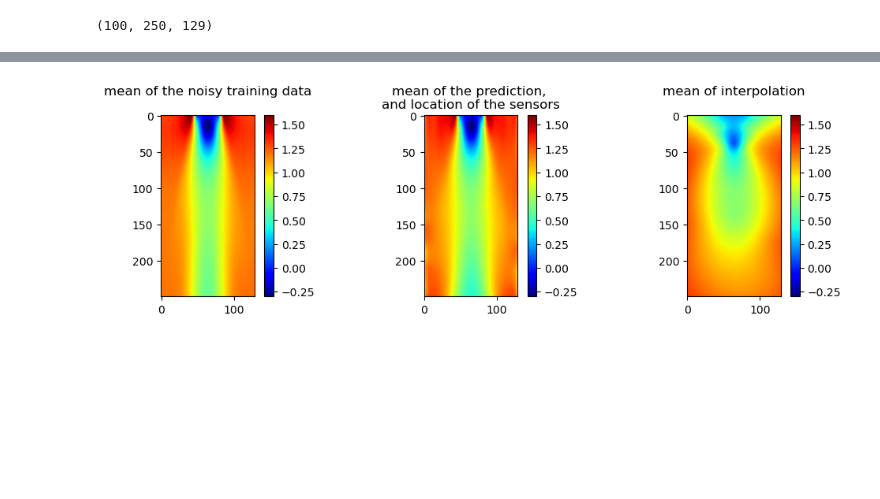
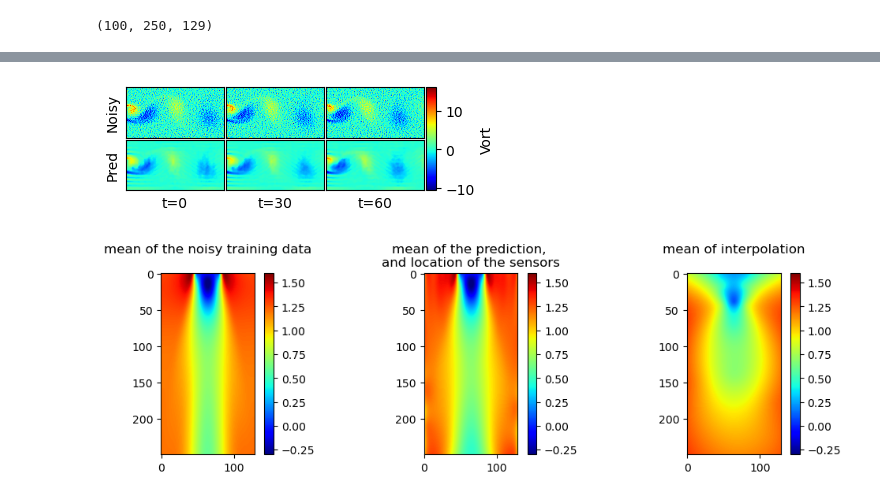
Before and after one commit to MagriLab/FlowReconstructionFromExperiment, a Jupyter notebook: visualisation_notebook/results_physics.ipynb, the cells around one changed output, grey strips where cells are left out. Drawn from its saved outputs; the diff is of its cells as text; code cells hidden in the pictures; blank space fills up the shorter version.

```diff
--- a/visualisation_notebook/results_physics.ipynb
+++ b/visualisation_notebook/results_physics.ipynb
@@ -512,3 +539,25 @@ compare_interp.shape
+# %%
+vort_train_n = vorticity(u_train_n[...,:-1],datainfo)
+vort_train = vorticity(u_train[...,:-1],datainfo)
+vort_pred = vorticity(pred_train[...,:-1],datainfo)
+# %%
+tstep = 30
+fig = plt.figure(figsize=(4,3))
+grid = ImageGrid(fig,111,(2,3),share_all=True,cbar_location='right',cbar_mode='single')
+vmax = np.max(vort_train[0:3*tstep:tstep,...])
+vmin = np.min(vort_train[0:3*tstep:tstep,...])
+axes = grid.axes_all
+for i in range(3):
+    im0 = axes[i].imshow(vort_train_n[i*tstep,...].T,vmax=vmax,vmin=vmin)
+    im1 = axes[i+3].imshow(vort_pred[i*tstep,...].T,vmax=vmax,vmin=vmin)
+    axes[i+3].set(xlabel=f't={tstep*i}',xticks=[])
+    cbar = grid.cbar_axes[i].colorbar(im0,label='Vort')
+axes[0].set(yticks=[],ylabel='Noisy')
+axes[3].set(yticks=[],ylabel='Pred')
+
+plt.show()
+# %% [output]
+[figure, added]
 # %%
 fig,axes = plt.subplots(1,3,figsize=(10,3))
 axes[0].set_title('mean of the noisy training data\n')
```
Also changed, not shown: parts of 16 cells of this notebook, 3 other files.
